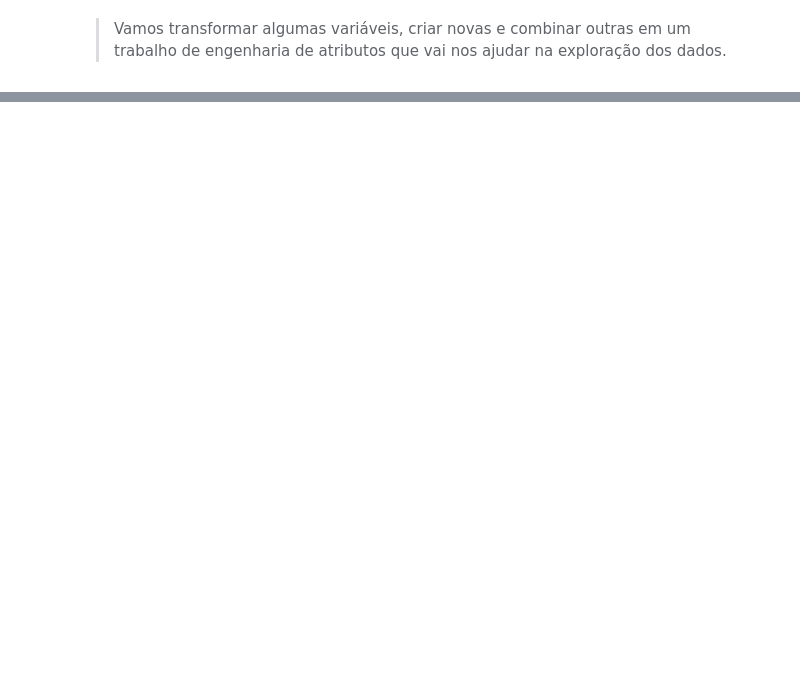
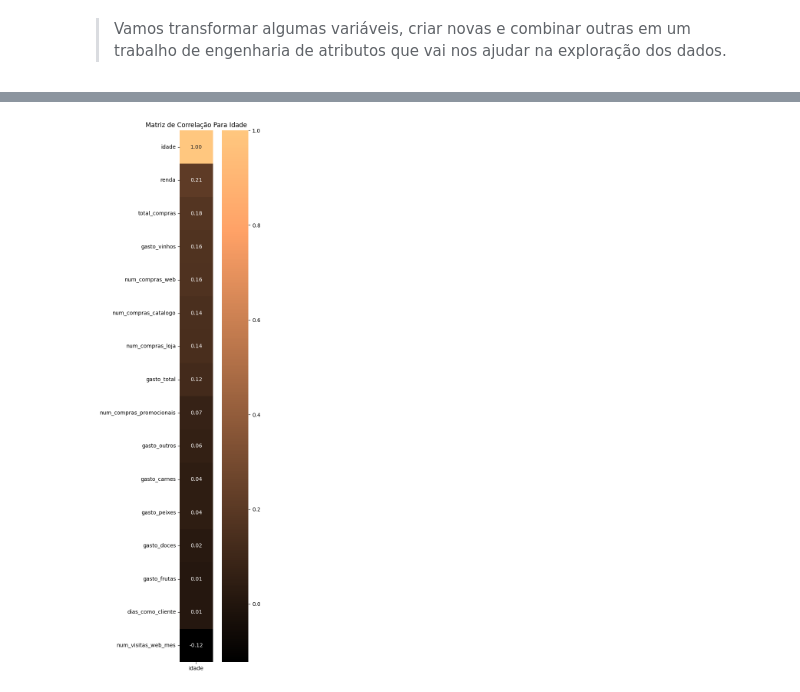
Before and after one commit to evandroviero/formacao-cientista-dados-dsa, a Jupyter notebook: DS para Análise Multivariada de Dados/Projeto 01/projeto_01.ipynb, the cells around one changed output, grey strips where cells are left out. Saved outputs shown, nothing was run; the diff lists cells and outputs as text; code cells hidden in the pictures; blank space fills up the shorter version.

```diff
--- a/DS para Análise Multivariada de Dados/Projeto 01/projeto_01.ipynb
+++ b/DS para Análise Multivariada de Dados/Projeto 01/projeto_01.ipynb
@@ -168,0 +340,29 @@ df = df.drop(['ano_nascimento', 'data_cadastro_cliente', 'aceite_campanha'], axi
+# %%
+# A Idade Tem Influência nas Decisões de Gastos dos Clientes?
+df_corr = df.drop(['id',
+                   'educacao',
+                   'estado_civil',
+                   'criancas_em_casa',
+                   'adolescentes_em_casa',
+                   'aceitou_campanha_1',
+                   'aceitou_campanha_2',
+                   'aceitou_campanha_3',
+                   'aceitou_campanha_4',
+                   'aceitou_campanha_5',
+                   'aceitou_campanha_6',
+                   'educacao',
+                   'resposta_campanha'], axis = 1).corr()
+
+column_corr = df_corr.loc['idade']
+
+plt.figure(figsize = (6, 18))
+sns.heatmap(pd.DataFrame(column_corr.sort_values(ascending = False)),
+            annot = True,
+            cmap = 'copper',
+            cbar = True,
+            square = True,
+            fmt = '.2f')
+plt.title('Matriz de Correlação Para Idade')
+plt.show()
+# %% [output]
+[figure, added]
```
Also changed, not shown: parts of 38 cells of this notebook.
